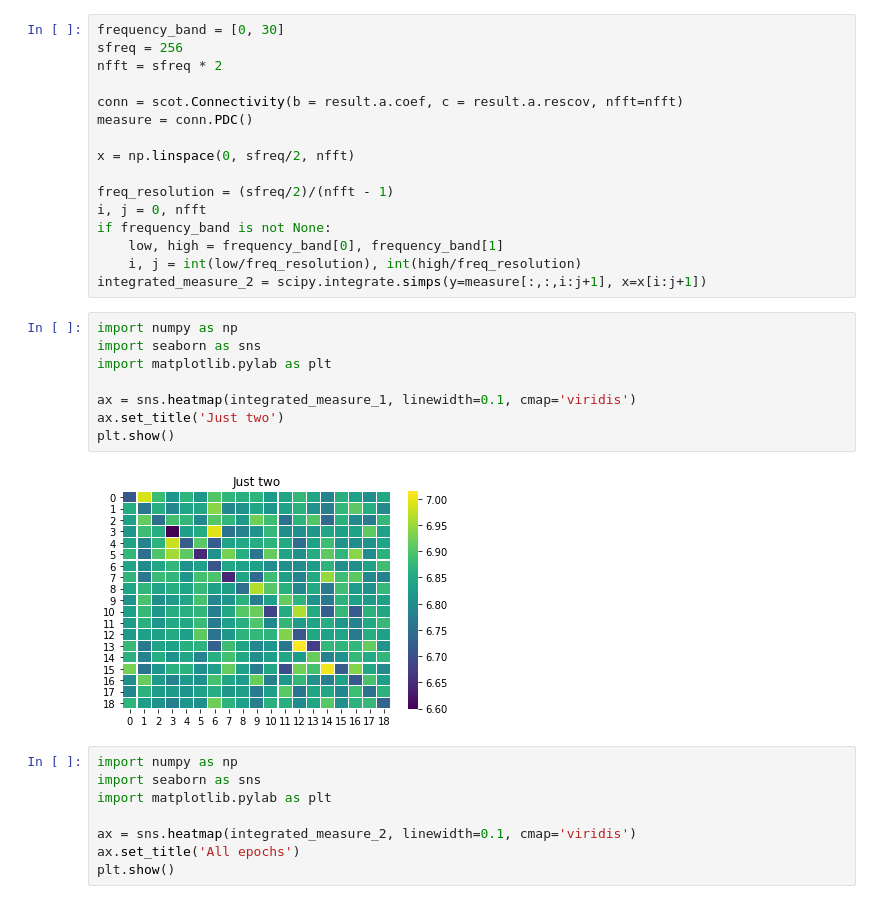
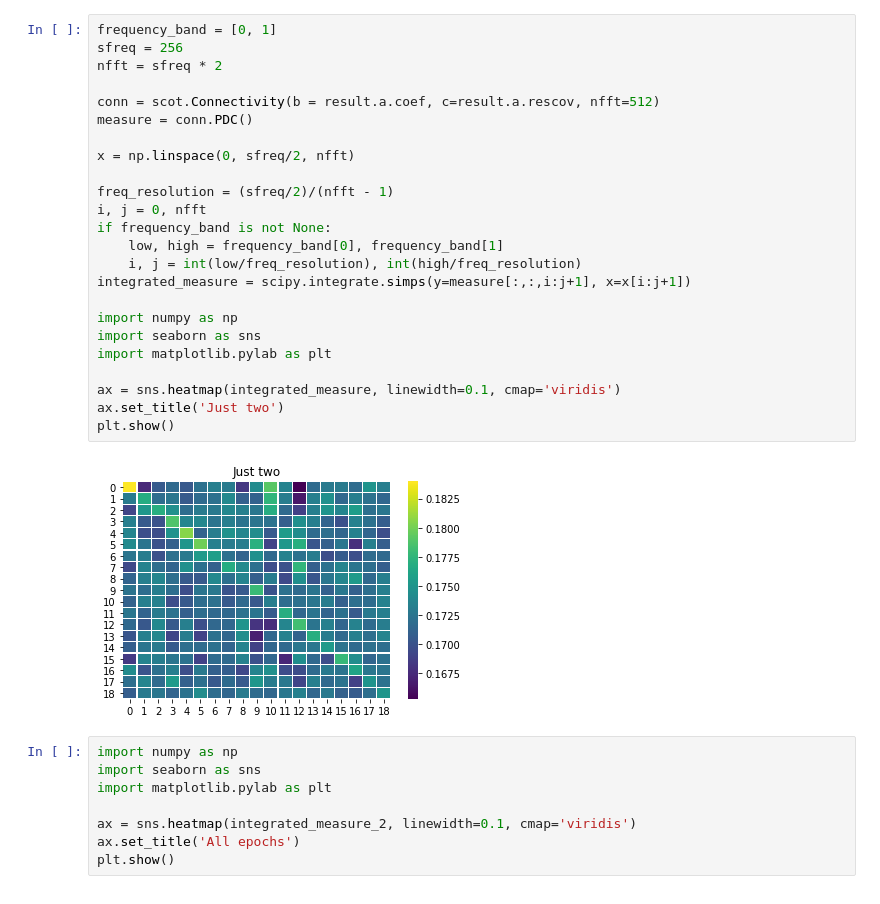
Before and after one commit to igor-casatti/brain_connectivity_epilepsy, a Jupyter notebook: Untitled1.ipynb, the cells around one changed output. Saved outputs shown, nothing was run; the diff lists cells and outputs as text.

```diff
--- a/Untitled1.ipynb
+++ b/Untitled1.ipynb
@@ -52,29 +104,29 @@ result = scot.varica.mvarica(x=my_data, var=varx, reducedim='no_pca', optimize_v
 # %%
-frequency_band = [0, 30]
+frequency_band = [0, 1]
 sfreq = 256
 nfft = sfreq * 2
 
-conn = scot.Connectivity(b = result.a.coef, c = result.a.rescov, nfft=nfft)
+conn = scot.Connectivity(b = result.a.coef, c=result.a.rescov, nfft=512)
 measure = conn.PDC()
 
 x = np.linspace(0, sfreq/2, nfft)
 
 freq_resolution = (sfreq/2)/(nfft - 1)
 i, j = 0, nfft
 if frequency_band is not None:
     low, high = frequency_band[0], frequency_band[1]
     i, j = int(low/freq_resolution), int(high/freq_resolution)
-integrated_measure_2 = scipy.integrate.simps(y=measure[:,:,i:j+1], x=x[i:j+1])
+integrated_measure = scipy.integrate.simps(y=measure[:,:,i:j+1], x=x[i:j+1])
+
+import numpy as np
+import seaborn as sns
+import matplotlib.pylab as plt
+
+ax = sns.heatmap(integrated_measure, linewidth=0.1, cmap='viridis')
+ax.set_title('Just two')
+plt.show()
+# %% [output]
+[figure, added]
-# %%
-import numpy as np
-import seaborn as sns
-import matplotlib.pylab as plt
-
-ax = sns.heatmap(integrated_measure_1, linewidth=0.1, cmap='viridis')
-ax.set_title('Just two')
-plt.show()
-# %% [output]
-[figure, removed]
 # %%
 import numpy as np
 import seaborn as sns
```
Also changed, not shown: parts of 57 cells of this notebook, 2 other files.
